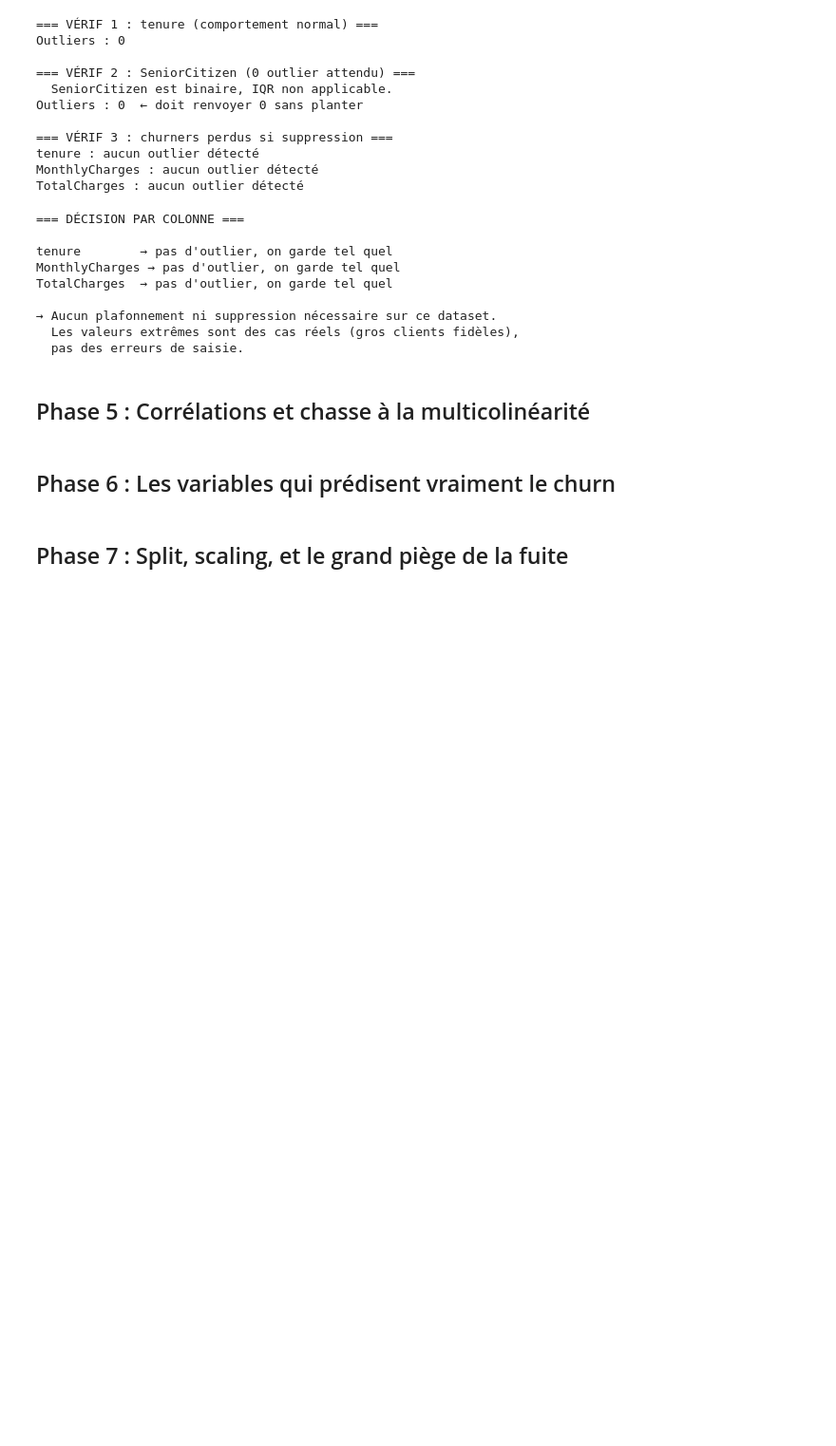
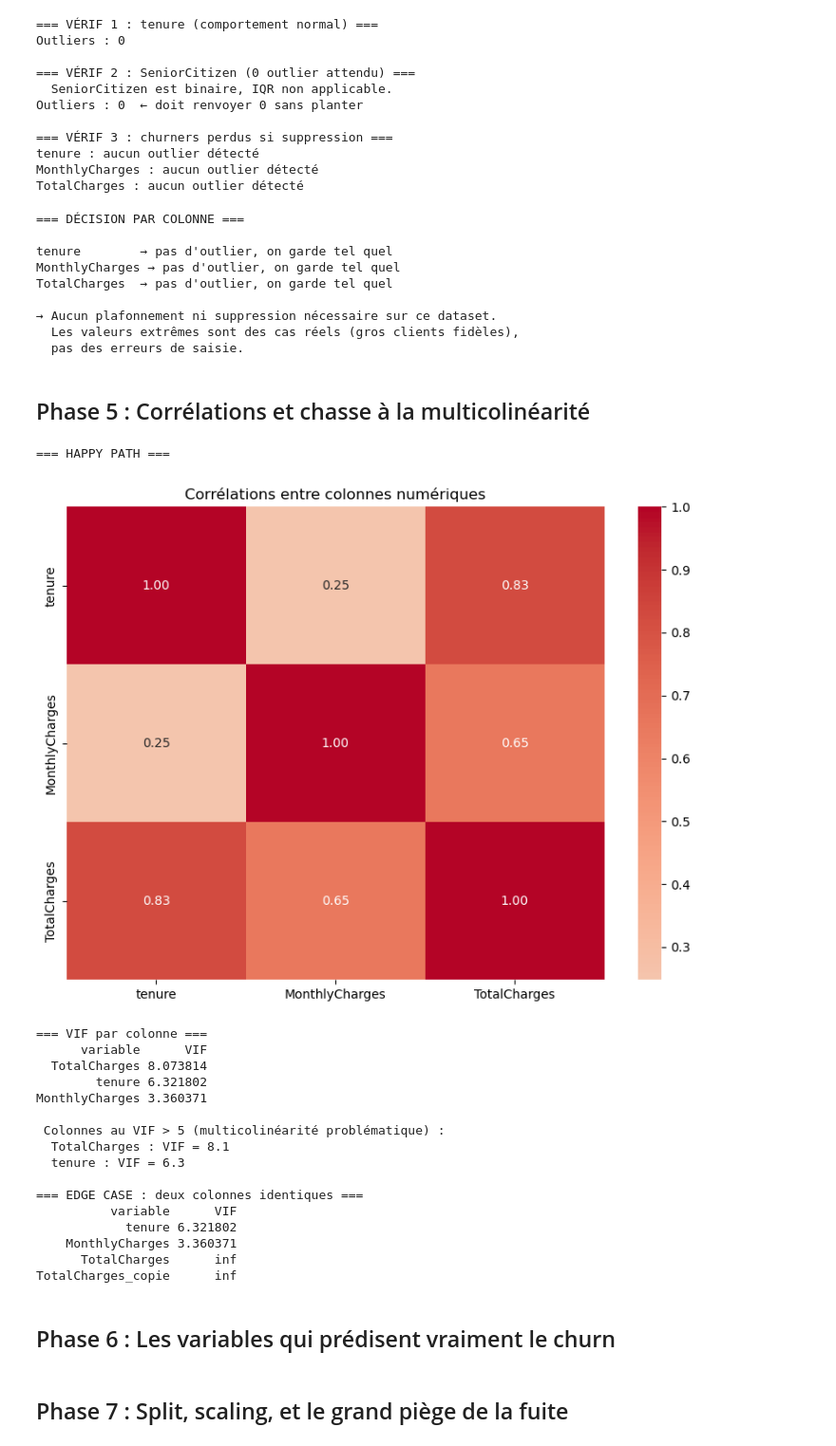
Before and after one commit to Emperor-Lobo/AI-arena_CLEGBAZA-Amos, a Jupyter notebook: jour 2/Data_J-2.ipynb, the cells around one changed output. Shown at 95% size. Saved outputs shown, nothing was run; the diff lists cells and outputs as text; code cells hidden in the pictures; blank space fills up the shorter version.

Commit message:
feat(phase5): heatmap corrélations + VIF + suppression TotalCharges

```diff
--- a/jour 2/Data_J-2.ipynb
+++ b/jour 2/Data_J-2.ipynb
@@ -358,0 +394,39 @@ TotalCharges  → pas d'outlier, on garde tel quel
+# %%
+colonnes_num = ["tenure", "MonthlyCharges", "TotalCharges"]
+
+print("=== HAPPY PATH ===")
+vif = rapport_multicolinearite(df, colonnes_num)
+
+# edge case : deux colonnes identiques
+print("\n=== EDGE CASE : deux colonnes identiques ===")
+df_test = df.copy()
+df_test["TotalCharges_copie"] = df_test["TotalCharges"]
+cols_test = ["tenure", "MonthlyCharges", "TotalCharges", "TotalCharges_copie"]
+X_test = df_test[cols_test].dropna()
+vif_test = pd.DataFrame()
+vif_test["variable"] = cols_test
+try:
+    vif_test["VIF"] = [variance_inflation_factor(X_test.values, i)
+                       for i in range(len(cols_test))]
+    print(vif_test.to_string(index=False))
+except Exception as e:
+    print(f" Erreur détectée sur colonnes identiques : {e}")
+# %% [output]
+=== HAPPY PATH ===
+[figure, added]
+=== VIF par colonne ===
+      variable      VIF
+  TotalCharges 8.073814
+        tenure 6.321802
+MonthlyCharges 3.360371
+
+ Colonnes au VIF > 5 (multicolinéarité problématique) :
+  TotalCharges : VIF = 8.1
+  tenure : VIF = 6.3
+
+=== EDGE CASE : deux colonnes identiques ===
+          variable      VIF
+            tenure 6.321802
+    MonthlyCharges 3.360371
+      TotalCharges      inf
+TotalCharges_copie      inf
```
Also changed, not shown: parts of 2 cells of this notebook.
